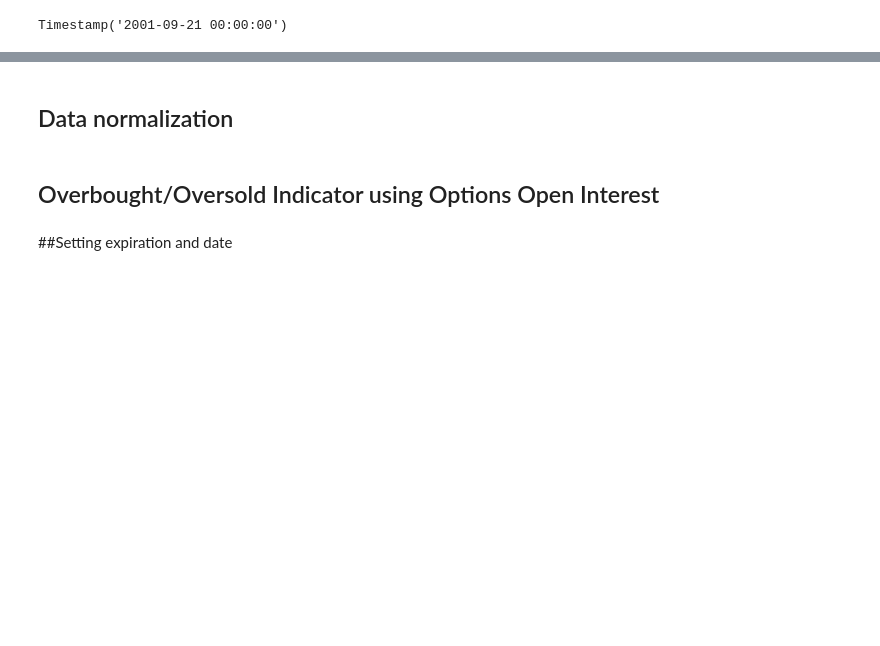
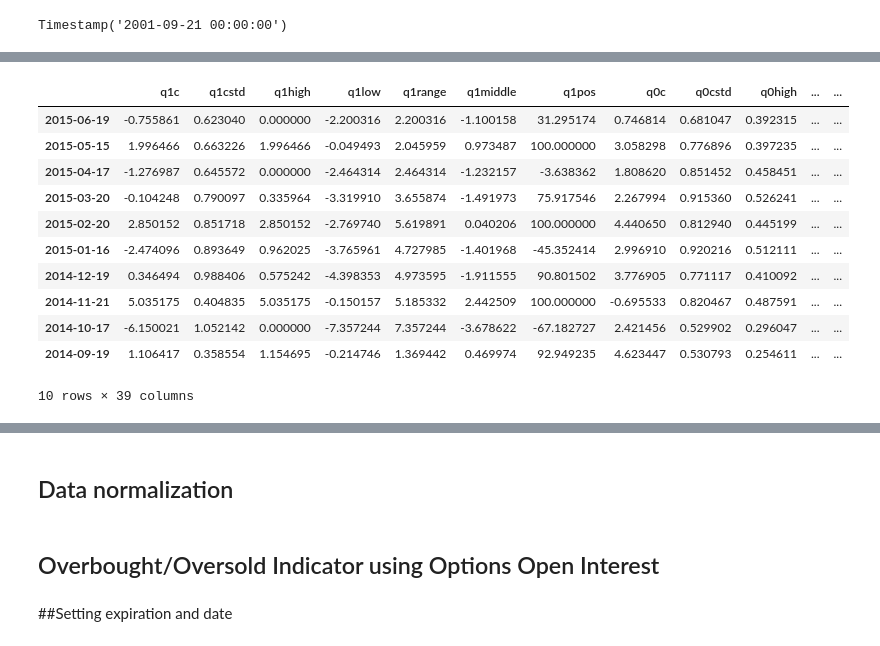
Before and after one commit to marcolunardi/metis, a Jupyter notebook: kojak_work/options_project_analysis_2.ipynb, the cells around one changed output, grey strips where cells are left out. Saved outputs shown, nothing was run; the diff lists cells and outputs as text; code cells hidden in the pictures; blank space fills up the shorter version.

```diff
--- a/kojak_work/options_project_analysis_2.ipynb
+++ b/kojak_work/options_project_analysis_2.ipynb
@@ -1017,4 +1024,17 @@ len(data)
 # %%
-data.head(3)
+data.head(10)
+# %% [output]
+|  | q1c | q1cstd | q1high | q1low | q1range | q1middle | q1pos | q0c | q0cstd | q0high | ... | ... |
+| 2015-06-19 | -0.755861 | 0.623040 | 0.000000 | -2.200316 | 2.200316 | -1.100158 | 31.295174 | 0.746814 | 0.681047 | 0.392315 | ... | ... |
+| 2015-05-15 | 1.996466 | 0.663226 | 1.996466 | -0.049493 | 2.045959 | 0.973487 | 100.000000 | 3.058298 | 0.776896 | 0.397235 | ... | ... |
+| 2015-04-17 | -1.276987 | 0.645572 | 0.000000 | -2.464314 | 2.464314 | -1.232157 | -3.638362 | 1.808620 | 0.851452 | 0.458451 | ... | ... |
+| 2015-03-20 | -0.104248 | 0.790097 | 0.335964 | -3.319910 | 3.655874 | -1.491973 | 75.917546 | 2.267994 | 0.915360 | 0.526241 | ... | ... |
+| 2015-02-20 | 2.850152 | 0.851718 | 2.850152 | -2.769740 | 5.619891 | 0.040206 | 100.000000 | 4.440650 | 0.812940 | 0.445199 | ... | ... |
+| 2015-01-16 | -2.474096 | 0.893649 | 0.962025 | -3.765961 | 4.727985 | -1.401968 | -45.352414 | 2.996910 | 0.920216 | 0.512111 | ... | ... |
+| 2014-12-19 | 0.346494 | 0.988406 | 0.575242 | -4.398353 | 4.973595 | -1.911555 | 90.801502 | 3.776905 | 0.771117 | 0.410092 | ... | ... |
+| 2014-11-21 | 5.035175 | 0.404835 | 5.035175 | -0.150157 | 5.185332 | 2.442509 | 100.000000 | -0.695533 | 0.820467 | 0.487591 | ... | ... |
+| 2014-10-17 | -6.150021 | 1.052142 | 0.000000 | -7.357244 | 7.357244 | -3.678622 | -67.182727 | 2.421456 | 0.529902 | 0.296047 | ... | ... |
+| 2014-09-19 | 1.106417 | 0.358554 | 1.154695 | -0.214746 | 1.369442 | 0.469974 | 92.949235 | 4.623447 | 0.530793 | 0.254611 | ... | ... |
+10 rows × 39 columns
 # %%
 data.tail(3)
```
Also changed, not shown: parts of 23 cells of this notebook, 4 other files.
